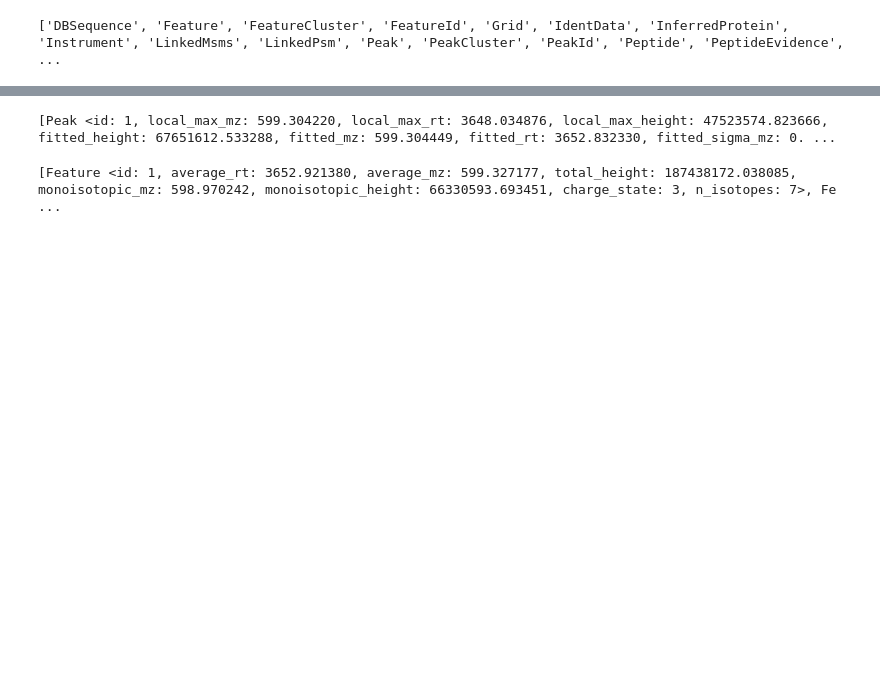
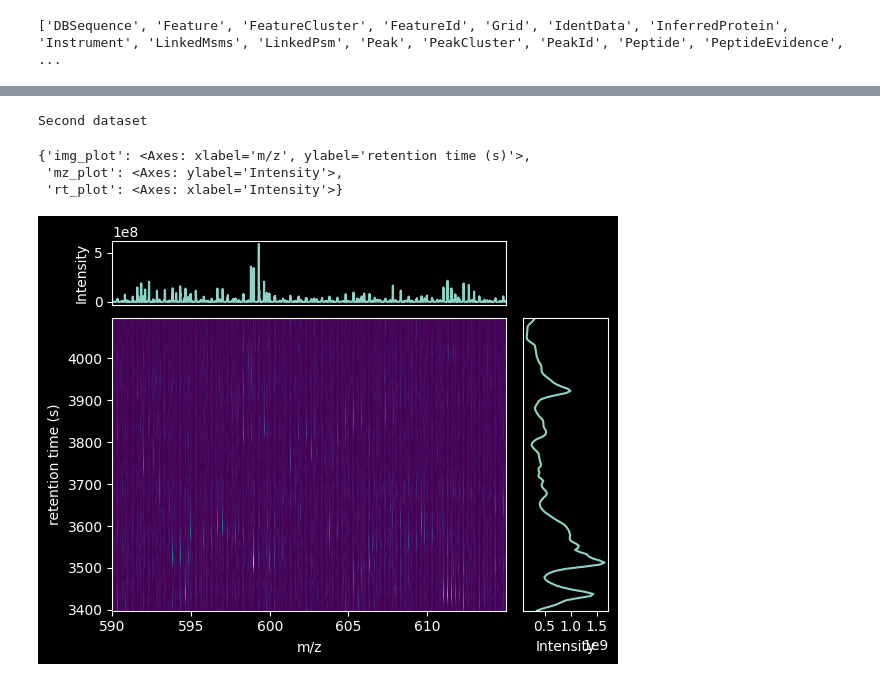
Before and after one commit to PASTAQ-MS/PASTAQ, a Jupyter notebook: examples/pastaqExamples.ipynb, the cells around one changed output, grey strips where cells are left out. Drawn from its saved outputs; the diff is of its cells as text; code cells hidden in the pictures; blank space fills up the shorter version.

```diff
--- a/examples/pastaqExamples.ipynb
+++ b/examples/pastaqExamples.ipynb
@@ -85,11 +89,10 @@ pq.plot_mesh(grid1, transform='sqrt', figure=None)
-# %%
-peaks1 = pq.find_peaks(lcmsData1, grid1, params['max_peaks'])
-# print(grid.data[0:200])
-print(peaks1[1:10])
-# %% [output]
-[Peak <id: 1, local_max_mz: 599.304220, local_max_rt: 3648.034876, local_max_height: 47523574.823666, fitted_height: 67651612.533288, fitted_mz: 599.304449, fitted_rt: 3652.832330, fitted_sigma_mz: 0. ...
-# %%
-features1 = pq.detect_features(peaks1, params['feature_detection_charge_states'])
-print(features1[1:10])
-# %% [output]
-[Feature <id: 1, average_rt: 3652.921380, average_mz: 599.327177, total_height: 187438172.038085, monoisotopic_mz: 598.970242, monoisotopic_height: 66330593.693451, charge_state: 3, n_isotopes: 7>, Fe ...
+# %%
+# plot the smoothed LC-MS map for dataset 2
+print('Second dataset')
+pq.plot_mesh(grid2, transform='sqrt', figure=None)
+# %% [output]
+Second dataset
+{'img_plot': <Axes: xlabel='m/z', ylabel='retention time (s)'>,
+ 'mz_plot': <Axes: ylabel='Intensity'>,
+ 'rt_plot': <Axes: xlabel='Intensity'>}
+[figure, added]
```
Also changed, not shown: parts of 15 cells of this notebook, 1 other file.
